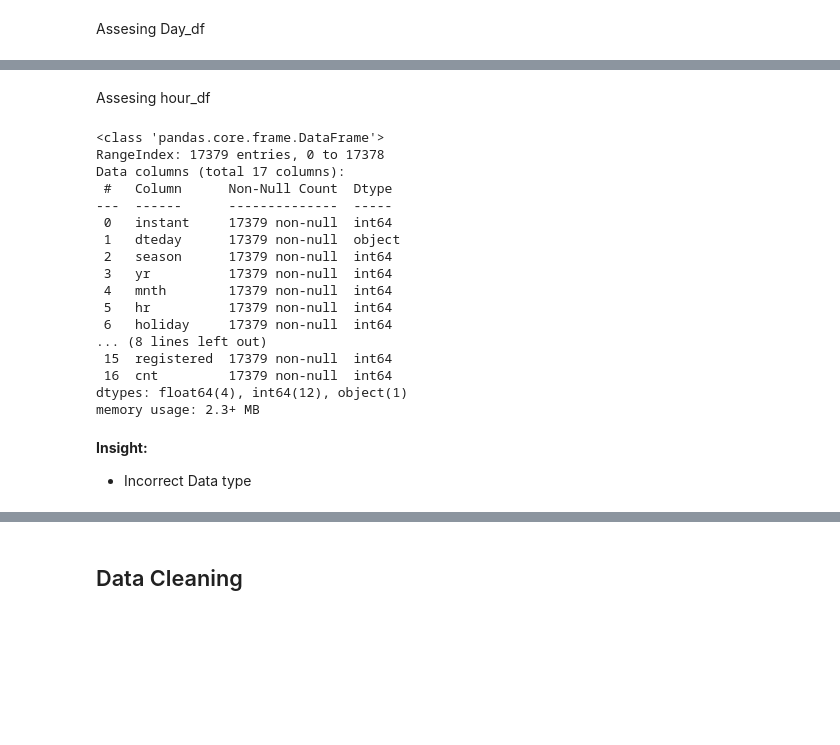
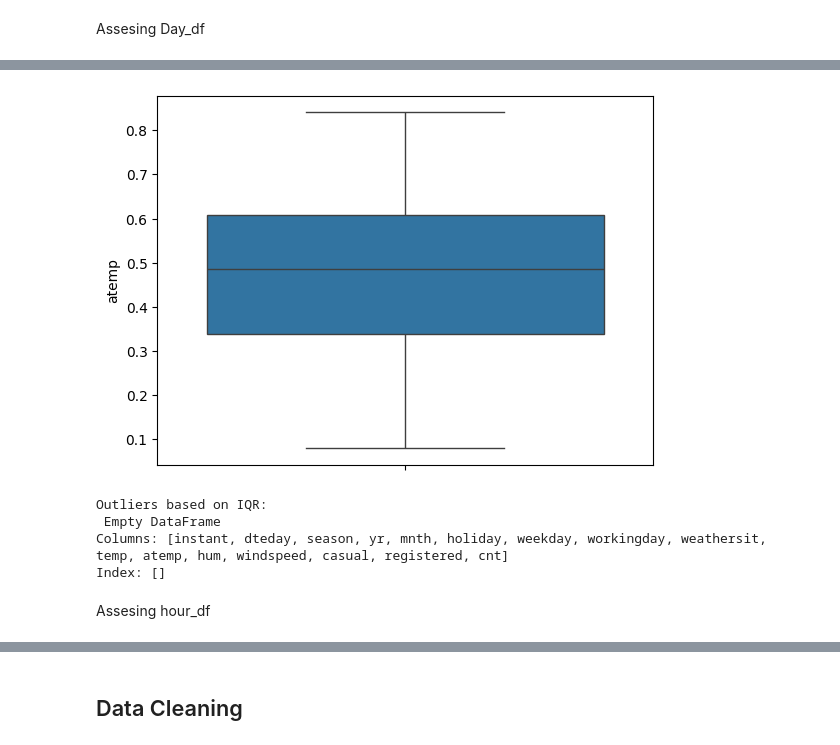
Before and after one commit to roihan165/proyek_akhir, a Jupyter notebook: Proyek_Analisis_Data.ipynb, the cells around one changed output, grey strips where cells are left out. Saved outputs shown, nothing was run; the diff lists cells and outputs as text; code cells hidden in the pictures; blank space fills up the shorter version.

```diff
--- a/Proyek_Analisis_Data.ipynb
+++ b/Proyek_Analisis_Data.ipynb
@@ -57,28 +72,26 @@ memory usage: 91.5+ KB
+# %%
+Q1 = day_df['atemp'].quantile(0.25)
+Q3 = day_df['atemp'].quantile(0.75)
+IQR = Q3 - Q1
+lower_bound = Q1 - 1.5 * IQR
+upper_bound = Q3 + 1.5 * IQR
+outliers_iqr = day_df[(day_df['atemp'] < lower_bound) | (day_df['atemp'] > upper_bound)]
+
+# 3. Boxplot
+sns.boxplot(day_df['atemp'])
+plt.show()
+# %% [output]
+[figure, added]
+# %%
+print("Outliers based on IQR:\n", outliers_iqr)
+# %% [output]
+Outliers based on IQR:
+ Empty DataFrame
+Columns: [instant, dteday, season, yr, mnth, holiday, weekday, workingday, weathersit, temp, atemp, hum, windspeed, casual, registered, cnt]
+Index: []
 # %% [markdown]
 Assesing hour_df
 # %%
 hour_df.info()
-# order_items_df.isna().sum()
-# print("Jumlah Duplikasi:",order_items_df.duplicated().sum())
-# order_items_df.describe()
+print("Jumlah Duplikasi:",hour_df.duplicated().sum())
+print(f"Jumlah Missing value:\n{hour_df.isna().sum()}")
-# %% [output]
-<class 'pandas.core.frame.DataFrame'>
-RangeIndex: 17379 entries, 0 to 17378
-Data columns (total 17 columns):
- #   Column      Non-Null Count  Dtype
----  ------      --------------  -----
- 0   instant     17379 non-null  int64
- 1   dteday      17379 non-null  object
- 2   season      17379 non-null  int64
- 3   yr          17379 non-null  int64
- 4   mnth        17379 non-null  int64
- 5   hr          17379 non-null  int64
- 6   holiday     17379 non-null  int64
-... (8 lines left out)
- 15  registered  17379 non-null  int64
- 16  cnt         17379 non-null  int64
-dtypes: float64(4), int64(12), object(1)
-memory usage: 2.3+ MB
-# %% [markdown]
-**Insight:**
-- Incorrect Data type
```
Also changed, not shown: parts of 28 cells of this notebook.
